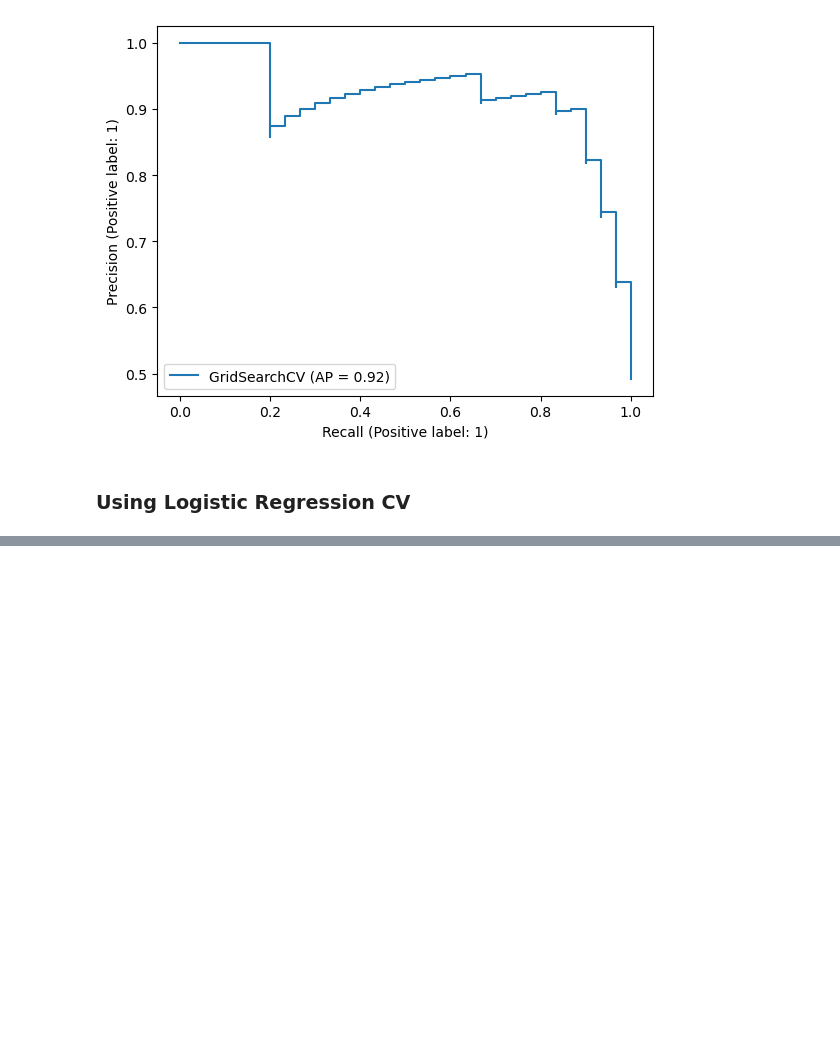
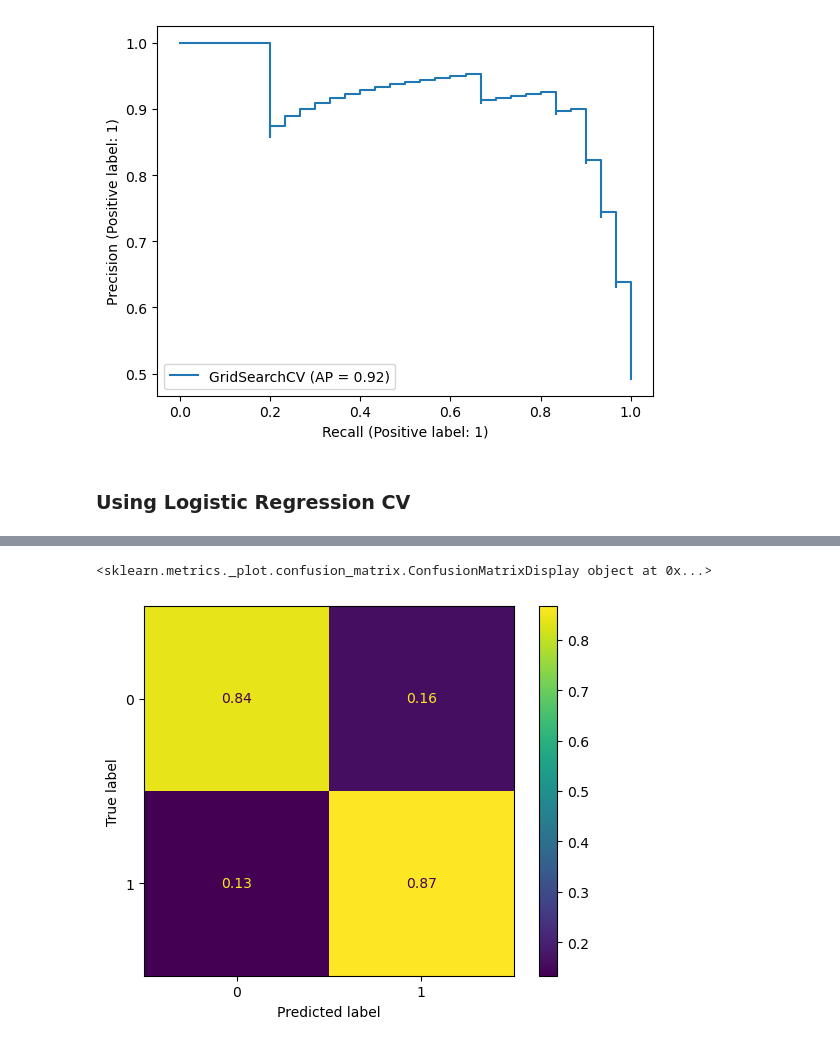
Before and after one commit to rooneyrulz/heart-disease-binary-classifier, a Jupyter notebook: notebook/Project.ipynb, the cells around one changed output, grey strips where cells are left out. Drawn from its saved outputs; the diff is of its cells as text; code cells hidden in the pictures; blank space fills up the shorter version.

```diff
--- a/notebook/Project.ipynb
+++ b/notebook/Project.ipynb
@@ -384,0 +490,13 @@ log_model2 = LogisticRegressionCV()
+# %%
+k_values = list(range(1,20))
+# %%
+param_grid = {'knn__n_neighbors':k_values}
+# %%
+grid_cv_classifier = GridSearchCV(
+    pipe,
+    param_grid,
+    cv=5,
+    scoring='accuracy'
+)
+# %%
+grid_cv_classifier.fit(X_train, y_train)
@@ -384,0 +547,12 @@ log_model2 = LogisticRegressionCV()
+# %%
+dsp = ConfusionMatrixDisplay.from_estimator(
+    grid_cv_classifier,
+    X_test,
+    y_test,
+    normalize='true'
+)
+
+print(dsp)
+# %% [output]
+<sklearn.metrics._plot.confusion_matrix.ConfusionMatrixDisplay object at 0x...>
+[figure, added]
```
Also changed, not shown: parts of 21 cells of this notebook, 1 other file.
